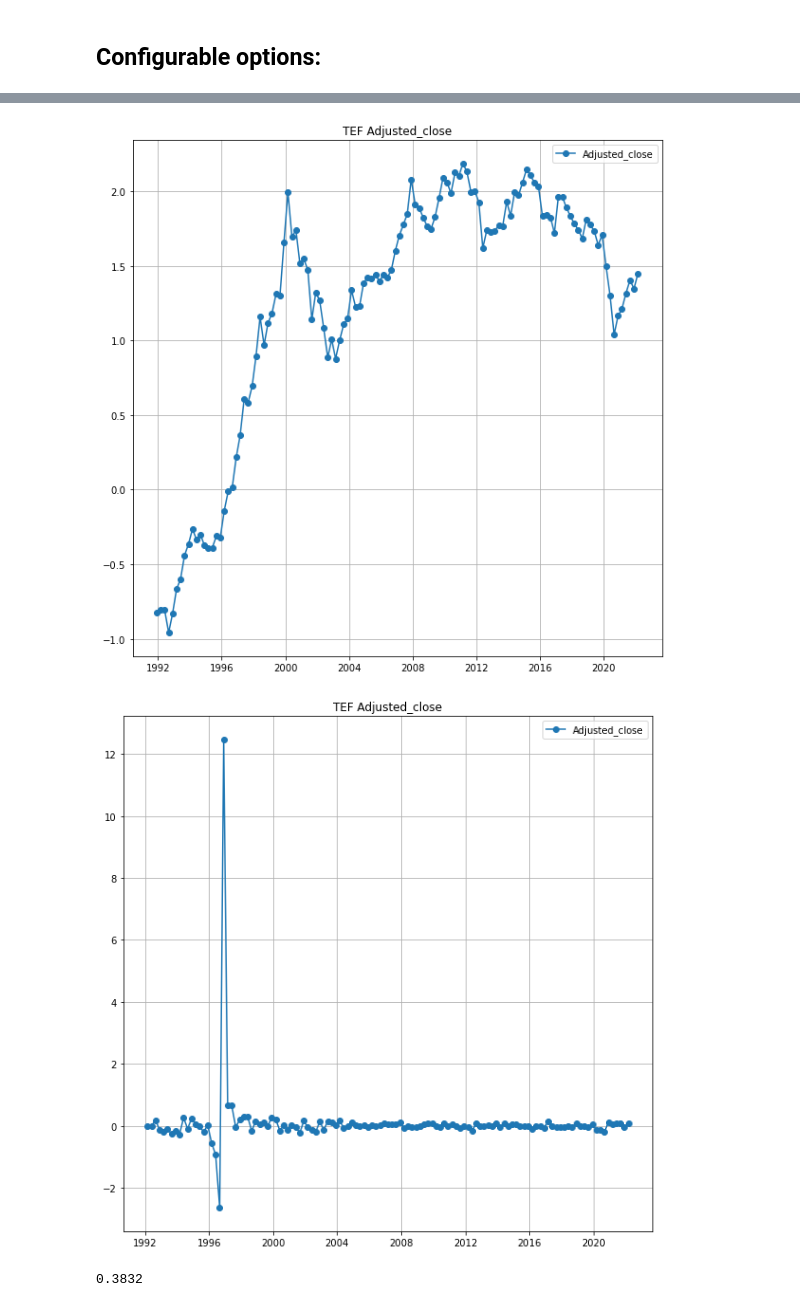
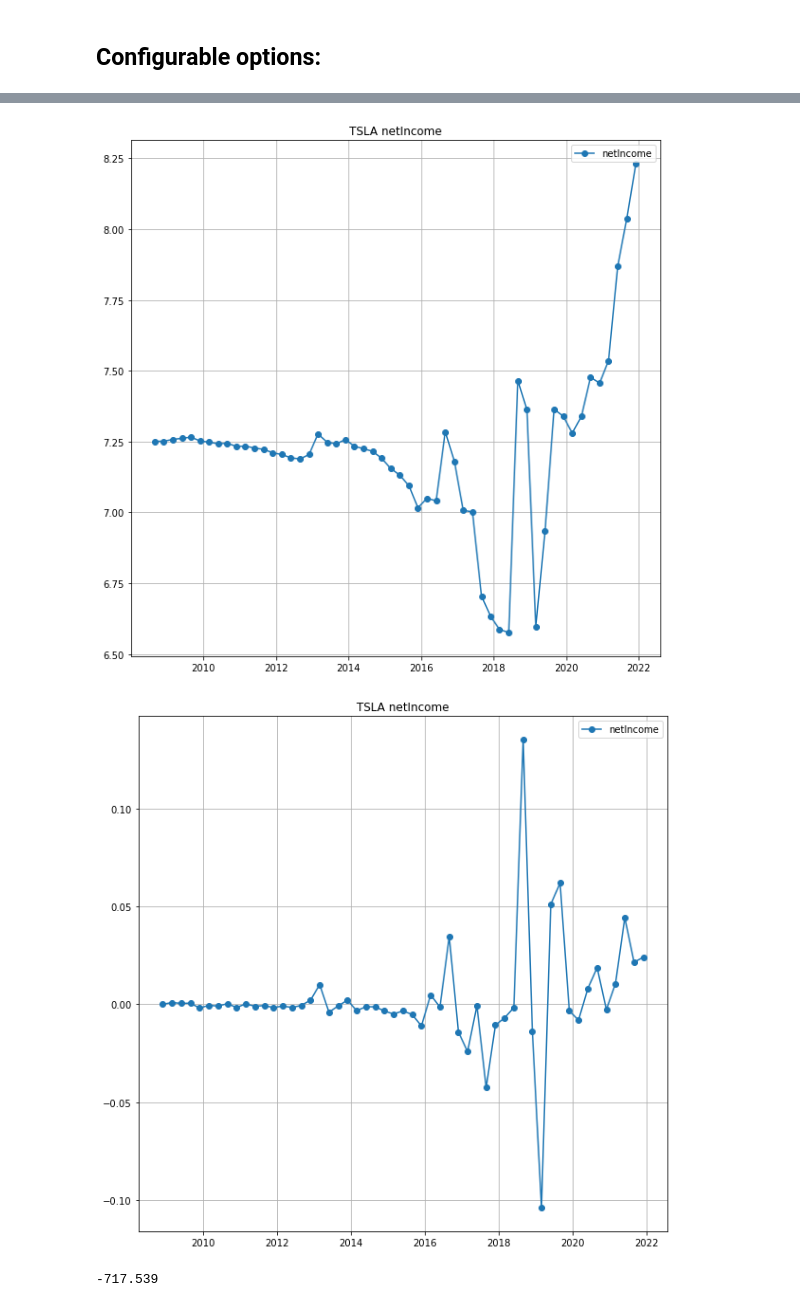
Before and after one commit to webclinic017/marketAnalyzer, a Jupyter notebook: analyzer/notebooks/entrenamientoManual.ipynb, the cells around one changed output, grey strips where cells are left out. Saved outputs shown, nothing was run; the diff lists cells and outputs as text; code cells hidden in the pictures.

```diff
--- a/analyzer/notebooks/entrenamientoManual.ipynb
+++ b/analyzer/notebooks/entrenamientoManual.ipynb
@@ -41,7 +41,7 @@ import writer
 # %% [markdown]
 <h2>Configurable options:</h2>
 # %%
-precios=True
+precios=False
 columnas=["netIncome","totalRevenue","stock"]
 columnasPrecios=["Adjusted_close","stock"]
 tamMinimo=50
@@ -115,13 +115,13 @@ def crearYProbarModelo(serie_train,serie_test,ordenes=None,ordenesSeason=None,di
 
         return adj,adj2
 # %%
-exchange="MC"
-stock="TEF"
+exchange="US"
+stock="TSLA"
 bd=bdStocks.getData()
 data=bd.getDataByStock("fundamental",exchange,stock,bd=True,columnas=[column])
 data2=bd.getDataByStock("precios",exchange,stock,bd=True,columnas=[column2])
 data2= transformationsDataframes.pasarAMensual(data2)
-data=transformationsDataframes.pasarAMensual(data)
+data=transformationsDataframes.pasarAtrimestres(data)
 data3=data.join(data2).fillna(method="ffill")
 data3=(data3-data3.mean())/data3.std()
 nas=0
@@ -129,4 +129,5 @@ nas+=int(data.isna().sum())
 fig=plt.figure(figsize=(13,13))
 plt.plot(data3.index,data3[column],label=column,marker="o")
 plt.plot(data3.index,data3[column2],marker="o",label=column2)
+plt.legend()
 # %% [output]
@@ -166,4 +160,5 @@ if a!=data.index[-1]:
     data.loc[a]=b
 print(all_days)
 print(data.tail())
+data=data/1000000
 # %% [output]
@@ -195,7 +193,7 @@ if transformar:
     print(minimo)
 else:
     data1=data.copy()
-data1=transformationsDataframes.pasarAMensual(data1)
+data1=transformationsDataframes.pasarAtrimestres(data1)
 all_days = pd.date_range(data1.index[0], data1.index[-1]+timedelta(days=40),freq=periodoIndice,normalize=True)
 all_days=all_days.map(lambda x:x.replace(day=1))
 nas+=len(all_days)-len(data1.index)
@@ -211,3 +210,3 @@ a
-[figure, old version]
+[figure, new version]
-[figure, old version]
+[figure, new version]
-0.3832
+-717.539
```
Also changed, not shown: parts of 12 cells of this notebook, 13 other files.
